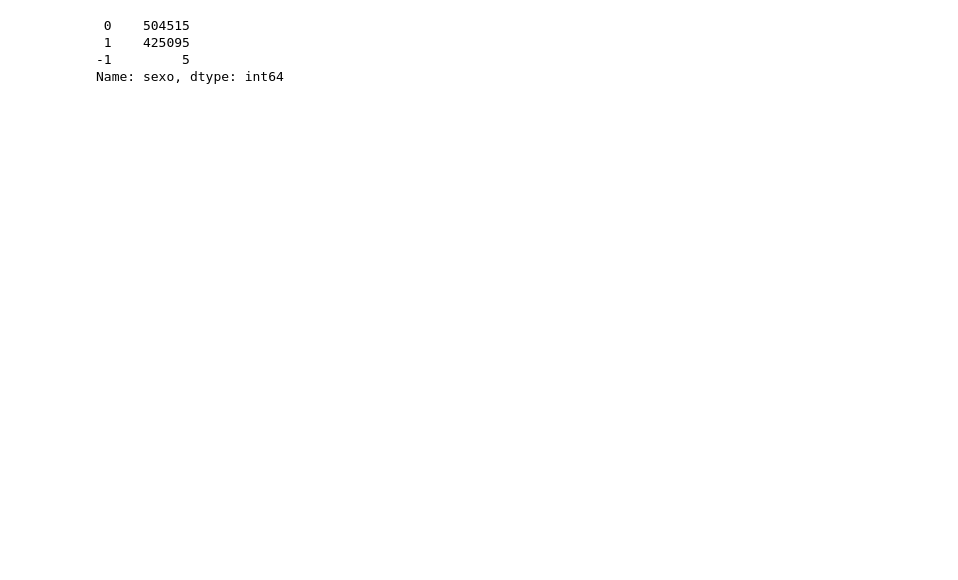
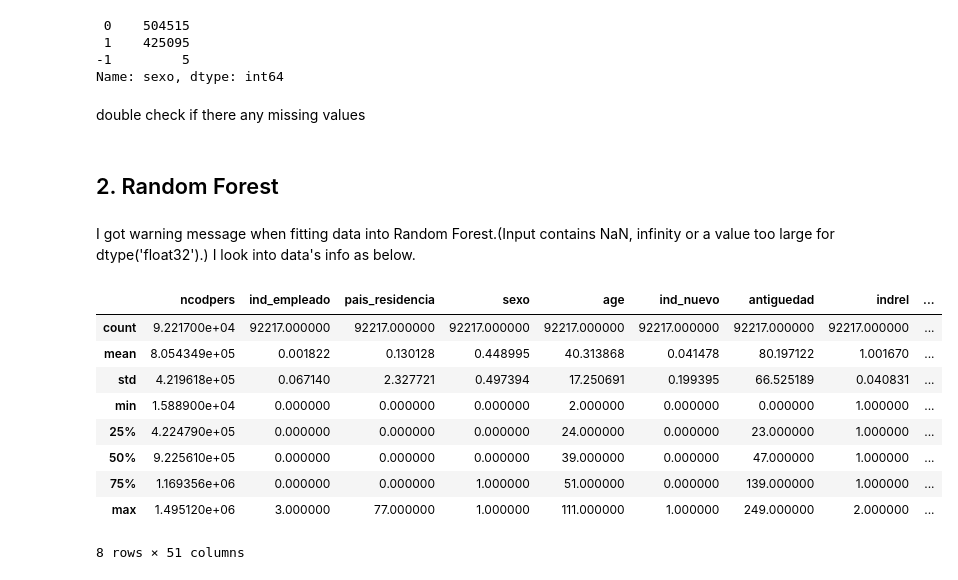
Before and after one commit to chn9hn/Santander, a Jupyter notebook: santander.ipynb, the cells around one changed output. Drawn from its saved outputs; the diff is of its cells as text; code cells hidden in the pictures; blank space fills up the shorter version.

```diff
--- a/santander.ipynb
+++ b/santander.ipynb
@@ -273,8 +320,12 @@ test_df.sort_values("cod_prov",inplace=True)
 test_df = test_df.reset_index()
 new_incomes2 = new_incomes2.reset_index()
 # %%
-train_df.ix[train_df.renta.isin([-1]),"renta"] = new_incomes.ix[train_df.renta.isin([-1]),"renta"].reset_index()
-train_df.ix[train_df.renta.isin([-1]),"renta"] = train_df.ix[train_df.renta.isin([not -1]),"renta"].median()
+train_df.ix[train_df.renta.isin([-1]) + train_df.renta.isnull(),"renta"] \
+= new_incomes.ix[train_df.renta.isin([-1]) + train_df.renta.isnull(),"renta"].reset_index()
+train_df.ix[train_df.renta.isin([-1]) + train_df.renta.isnull(),"renta"] \
+= train_df.ix[train_df.renta.isin([not -1]) + train_df.renta.notnull(),"renta"].median()
 
-test_df.ix[test_df.renta.isin([-1]),"renta"] = new_incomes2.ix[test_df.renta.isin([-1]),"renta"].reset_index()
-test_df.ix[test_df.renta.isin([-1]),"renta"] = test_df.ix[test_df.renta.isin([not -1]),"renta"].median()
+test_df.ix[test_df.renta.isin([-1]) + test_df.renta.isnull(),"renta"] \
+= new_incomes2.ix[test_df.renta.isin([-1]) + test_df.renta.isnull(),"renta"].reset_index()
+test_df.ix[test_df.renta.isin([-1]) + test_df.renta.isnull(),"renta"] \
+= test_df.ix[test_df.renta.isin([not -1]) + test_df.renta.notnull(),"renta"].median()
@@ -440,3 +519,7 @@ Name: sexo, dtype: int64
 # %%
 train_df.ix[train_df.sexo.isin([-1]), "sexo"] = 0
 test_df.ix[test_df.sexo.isin([-1]), "sexo"] = 0
+# %% [markdown]
+double check if there any missing values
+# %% [markdown]
+## 2. Random Forest
@@ -442,0 +540,16 @@ test_df.ix[test_df.sexo.isin([-1]), "sexo"] = 0
+# %% [markdown]
+I got warning message when fitting data into Random Forest.(Input contains NaN, infinity or a value too large for dtype('float32').)
+I look into data's info as below.
+# %%
+train_df.describe()
+# %% [output]
+|  | ncodpers | ind_empleado | pais_residencia | sexo | age | ind_nuevo | antiguedad | indrel | ... |
+| count | 9.221700e+04 | 92217.000000 | 92217.000000 | 92217.000000 | 92217.000000 | 92217.000000 | 92217.000000 | 92217.000000 | ... |
+| mean | 8.054349e+05 | 0.001822 | 0.130128 | 0.448995 | 40.313868 | 0.041478 | 80.197122 | 1.001670 | ... |
+| std | 4.219618e+05 | 0.067140 | 2.327721 | 0.497394 | 17.250691 | 0.199395 | 66.525189 | 0.040831 | ... |
+| min | 1.588900e+04 | 0.000000 | 0.000000 | 0.000000 | 2.000000 | 0.000000 | 0.000000 | 1.000000 | ... |
+| 25% | 4.224790e+05 | 0.000000 | 0.000000 | 0.000000 | 24.000000 | 0.000000 | 23.000000 | 1.000000 | ... |
+| 50% | 9.225610e+05 | 0.000000 | 0.000000 | 0.000000 | 39.000000 | 0.000000 | 47.000000 | 1.000000 | ... |
+| 75% | 1.169356e+06 | 0.000000 | 0.000000 | 1.000000 | 51.000000 | 0.000000 | 139.000000 | 1.000000 | ... |
+| max | 1.495120e+06 | 3.000000 | 77.000000 | 1.000000 | 111.000000 | 1.000000 | 249.000000 | 2.000000 | ... |
+8 rows × 51 columns
```
Also changed, not shown: parts of 55 cells of this notebook.
